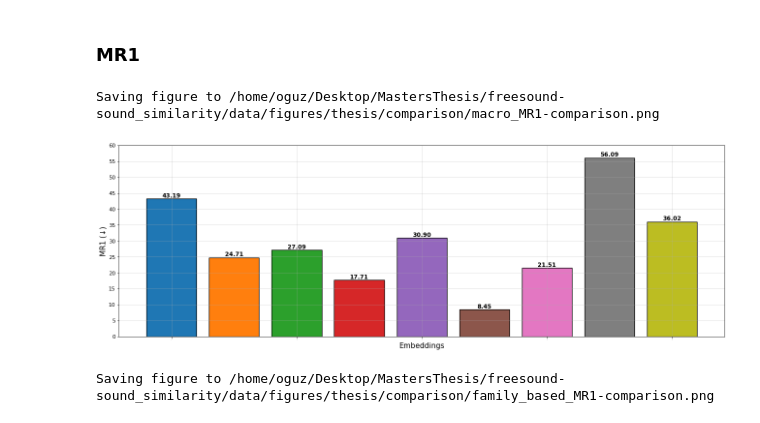
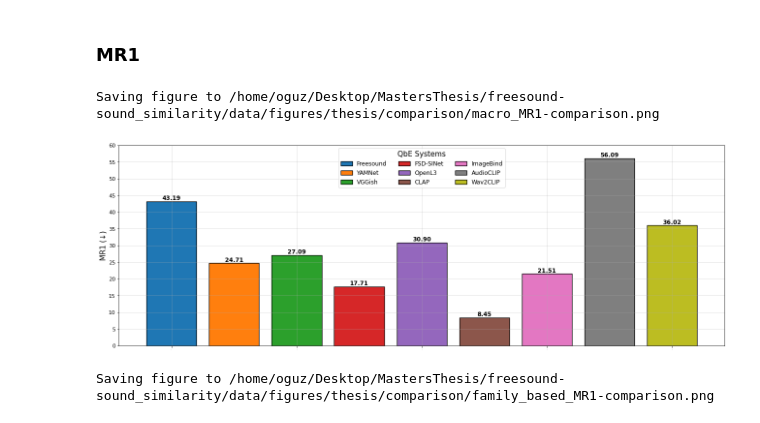
Before and after one commit to raraz15/semantic-sound-similarity, a Jupyter notebook: code/notebooks/metrics_plot.ipynb, the cells around one changed output. Saved outputs shown, nothing was run; the diff lists cells and outputs as text; code cells hidden in the pictures.

Commit message:
cleaning, improved plots

```diff
--- a/code/notebooks/metrics_plot.ipynb
+++ b/code/notebooks/metrics_plot.ipynb
@@ -113,11 +110,10 @@ Saving figure to /home/oguz/Desktop/MastersThesis/freesound-sound_similarity/dat
 ### MR1
 # %%
 save = True
-#plot_mr1_comparisons_multimodel(models, "micro", legend=False, use_fig_name=False, save_fig=save, save_dir=save_dir_comparison)
-plot_mr1_comparisons_multimodel(models, "macro", legend=False, use_fig_name=False, save_fig=save, save_dir=save_dir_comparison)
+plot_mr1_comparisons_multimodel(models, "macro", legend=True, use_fig_name=False, save_fig=True, save_dir=save_dir_comparison)
 # %% [output]
 Saving figure to /home/oguz/Desktop/MastersThesis/freesound-sound_similarity/data/figures/thesis/comparison/macro_MR1-comparison.png
-[figure, old version]
+[figure, new version]
 # %%
 plot_family_mr1_comparisons_multimodel(models, legend=False, use_fig_name=False, save_fig=save, save_dir=save_dir_comparison)
 # %% [output]
```
Also changed, not shown: parts of 2 cells of this notebook, 2 other files.
